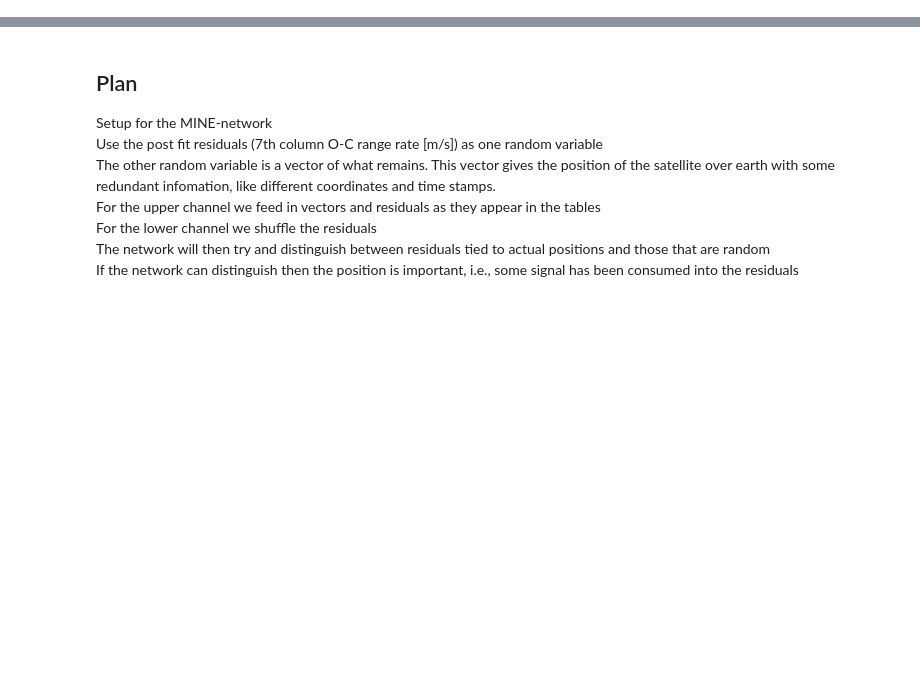
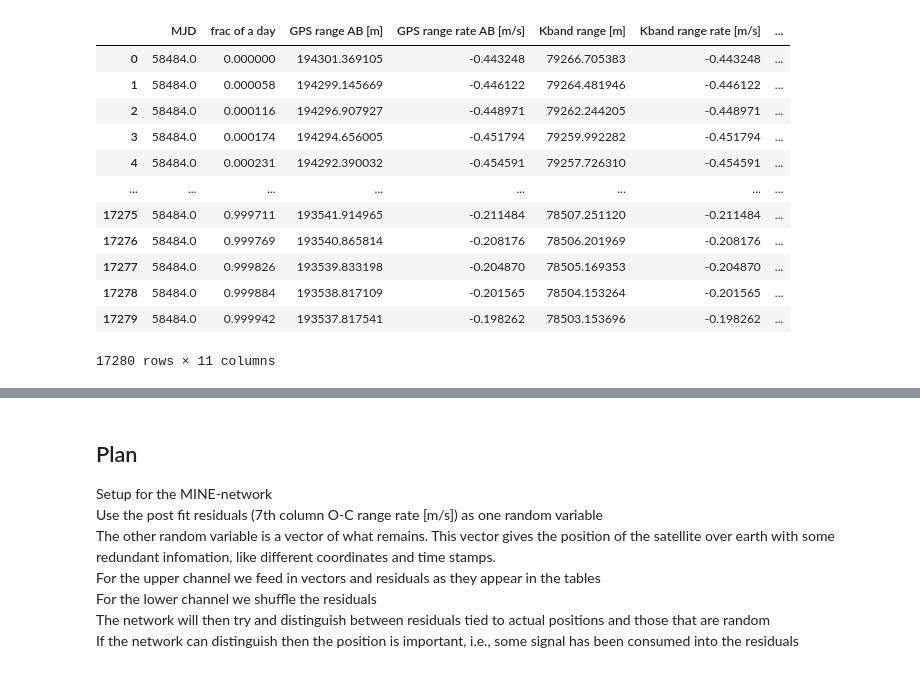
Before and after one commit to brandonlpanos/grace, a Jupyter notebook: grace.ipynb, the cells around one changed output, grey strips where cells are left out. Drawn from its saved outputs; the diff is of its cells as text; code cells hidden in the pictures; blank space fills up the shorter version.

```diff
--- a/grace.ipynb
+++ b/grace.ipynb
@@ -8,0 +58,18 @@ from matplotlib.colors import LinearSegmentedColormap
+# %%
+root_path  = f'/Users/brandonlpanos/Desktop/grace/datasets/2019-01/KBRpfres_op_19001.RES'
+df2 = res_file_to_df(root_path)
+df2
+# %% [output]
+|  | MJD | frac of a day | GPS range AB [m] | GPS range rate AB [m/s] | Kband range [m] | Kband range rate [m/s] | ... |
+| 0 | 58484.0 | 0.000000 | 194301.369105 | -0.443248 | 79266.705383 | -0.443248 | ... |
+| 1 | 58484.0 | 0.000058 | 194299.145669 | -0.446122 | 79264.481946 | -0.446122 | ... |
+| 2 | 58484.0 | 0.000116 | 194296.907927 | -0.448971 | 79262.244205 | -0.448971 | ... |
+| 3 | 58484.0 | 0.000174 | 194294.656005 | -0.451794 | 79259.992282 | -0.451794 | ... |
+| 4 | 58484.0 | 0.000231 | 194292.390032 | -0.454591 | 79257.726310 | -0.454591 | ... |
+| ... | ... | ... | ... | ... | ... | ... | ... |
+| 17275 | 58484.0 | 0.999711 | 193541.914965 | -0.211484 | 78507.251120 | -0.211484 | ... |
+| 17276 | 58484.0 | 0.999769 | 193540.865814 | -0.208176 | 78506.201969 | -0.208176 | ... |
+| 17277 | 58484.0 | 0.999826 | 193539.833198 | -0.204870 | 78505.169353 | -0.204870 | ... |
+| 17278 | 58484.0 | 0.999884 | 193538.817109 | -0.201565 | 78504.153264 | -0.201565 | ... |
+| 17279 | 58484.0 | 0.999942 | 193537.817541 | -0.198262 | 78503.153696 | -0.198262 | ... |
+17280 rows × 11 columns
```
Also changed, not shown: parts of 2 cells of this notebook, 1 other file.
